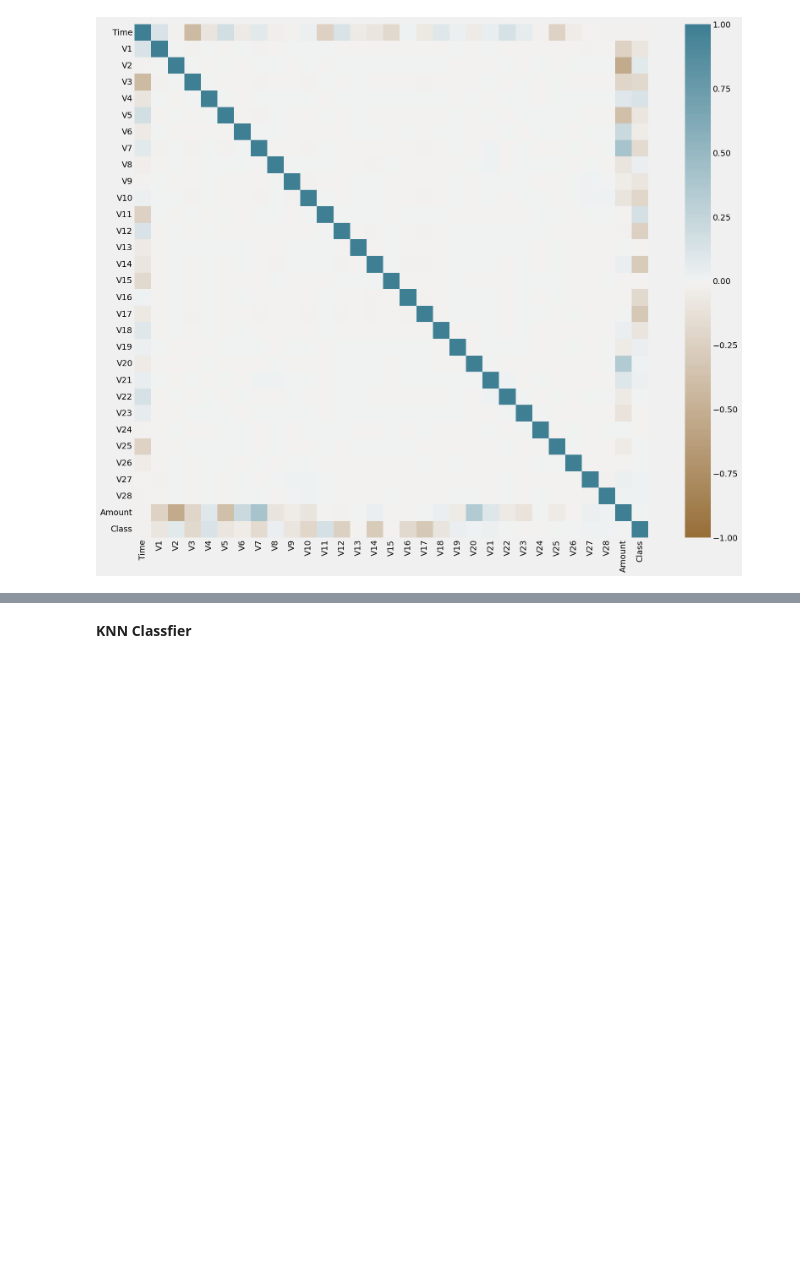
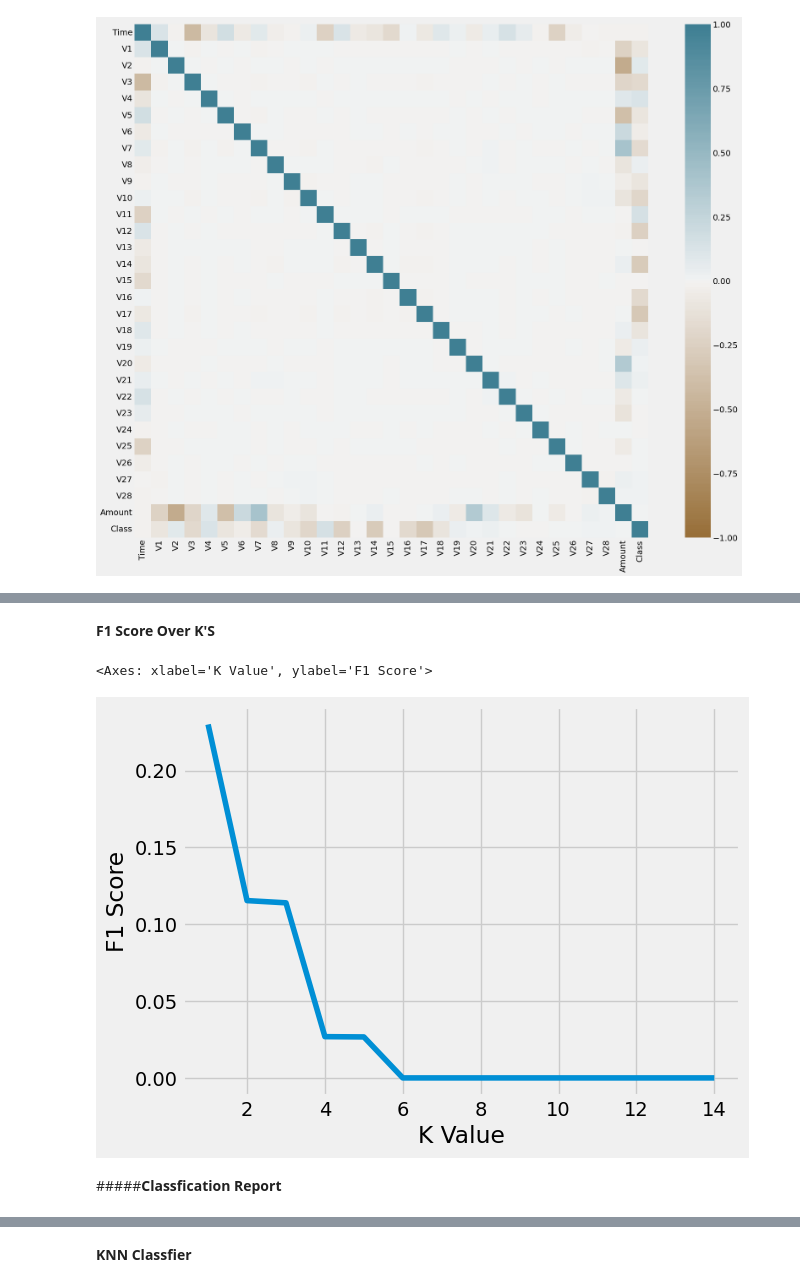
Before and after one commit to ZiadMAlsawy/ML_Project, a Jupyter notebook: Task_2.ipynb, the cells around one changed output, grey strips where cells are left out. Cells and saved outputs as stored; diff of their text form; code cells hidden in the pictures; blank space fills up the shorter version.

```diff
--- a/Task_2.ipynb
+++ b/Task_2.ipynb
@@ -205,0 +269,9 @@ ax = sns.heatmap(
+# %% [markdown]
+**F1 Score Over K'S**
+# %%
+sns.lineplot(x="K Value", y="F1 Score", data=KNN_Imbalnced_Results)
+# %% [output]
+<Axes: xlabel='K Value', ylabel='F1 Score'>
+[figure, added]
+# %% [markdown]
+#####**Classfication Report**
```
Also changed, not shown: parts of 34 cells of this notebook.
